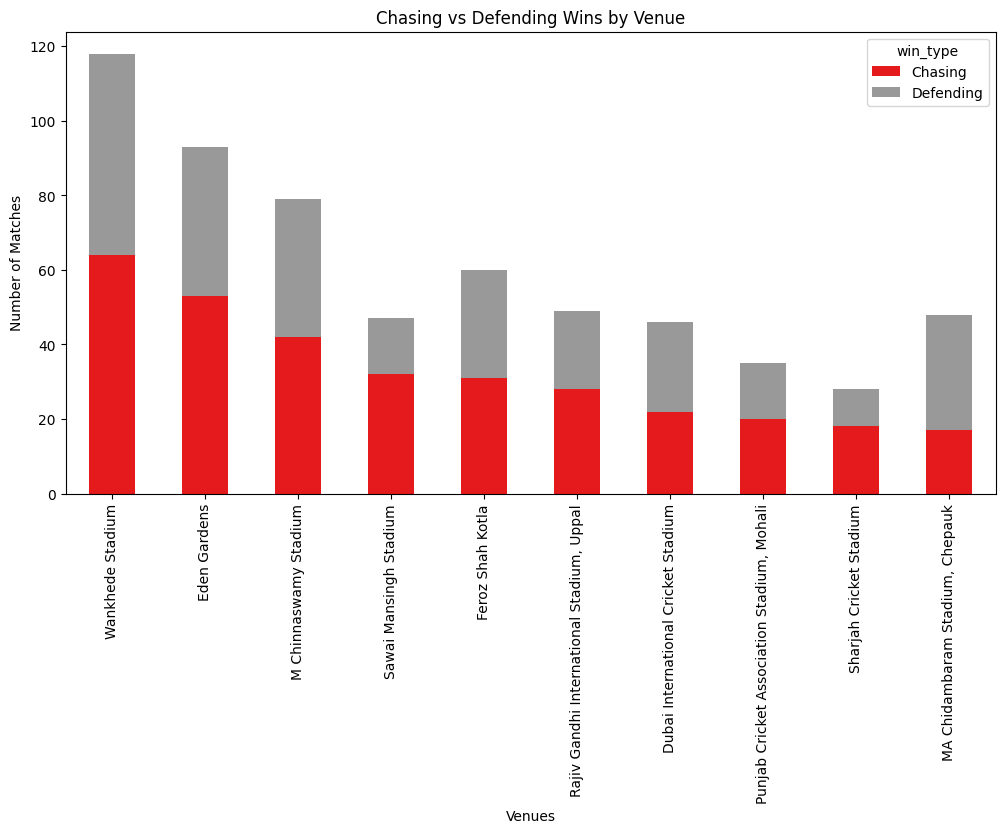
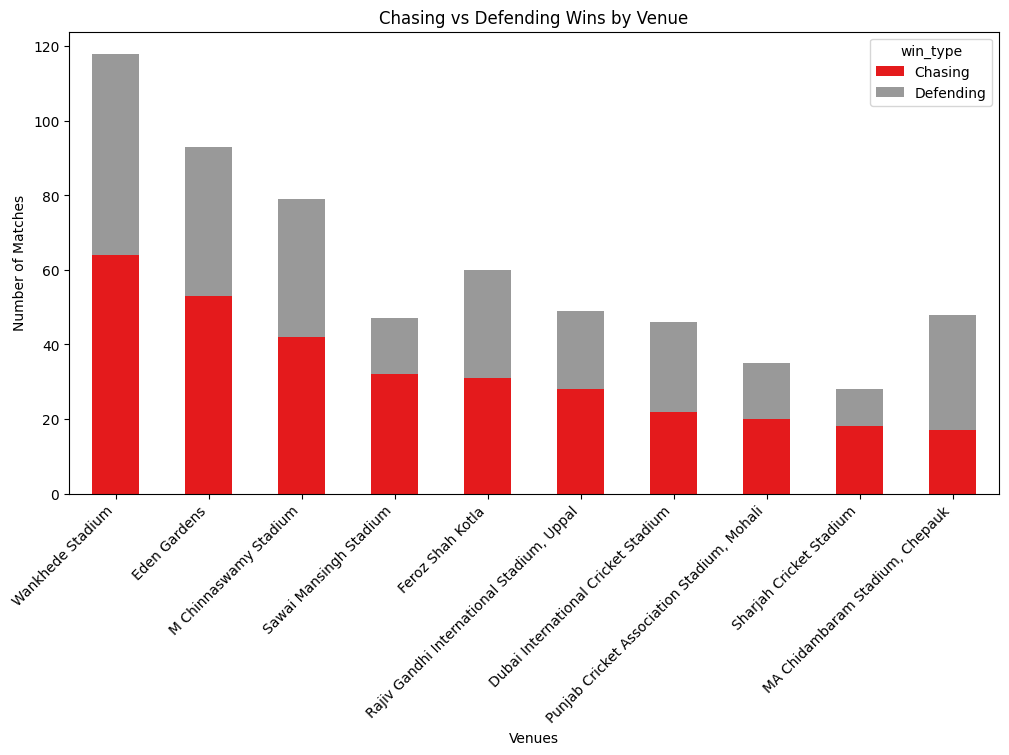
Code edit (unified diff) that turned the first committed figure into the second:
--- before
+++ after
@@ -8,4 +8,5 @@
 plt.title('Chasing vs Defending Wins by Venue')
 plt.xlabel('Venues')
+plt.xticks(rotation=45, ha='right')
 plt.ylabel('Number of Matches')
 plt.show()

Commit: bowler effectiveness in death overs using economy rate